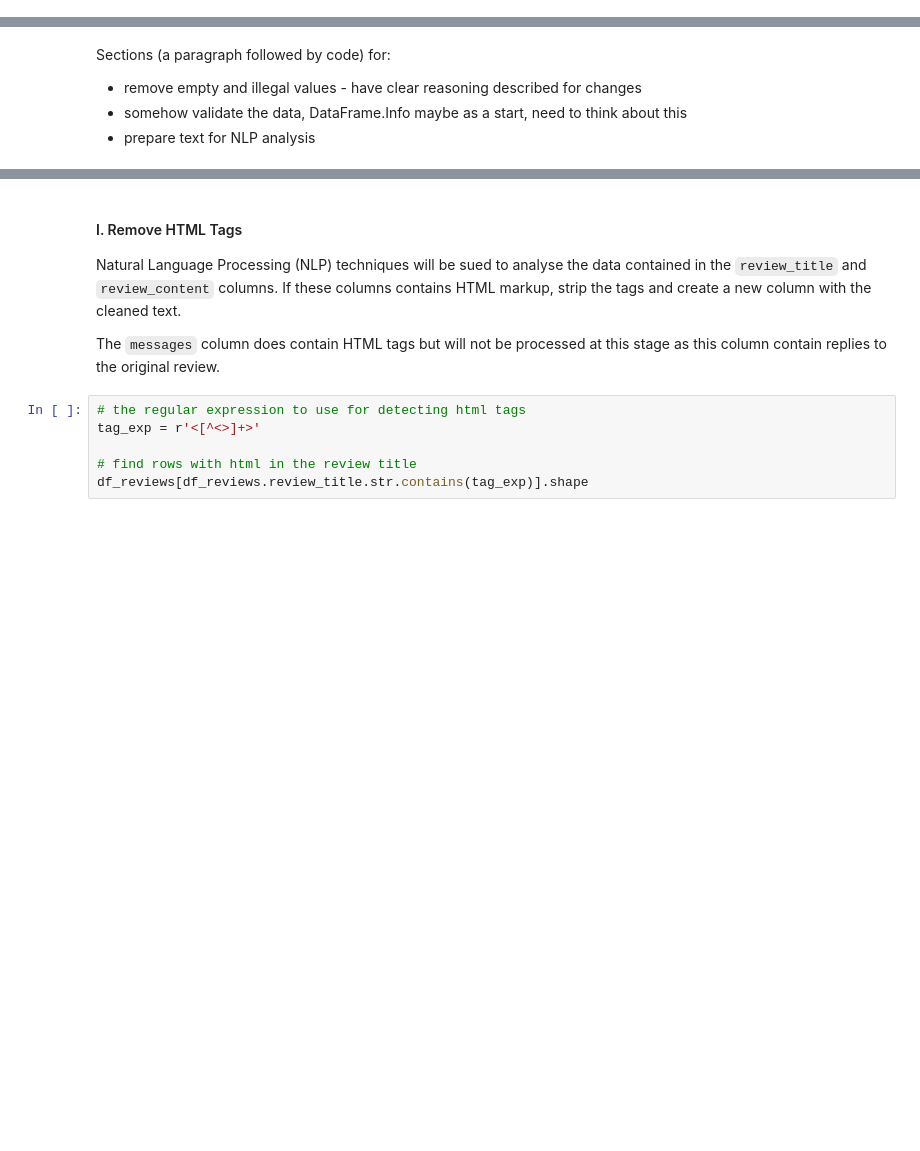
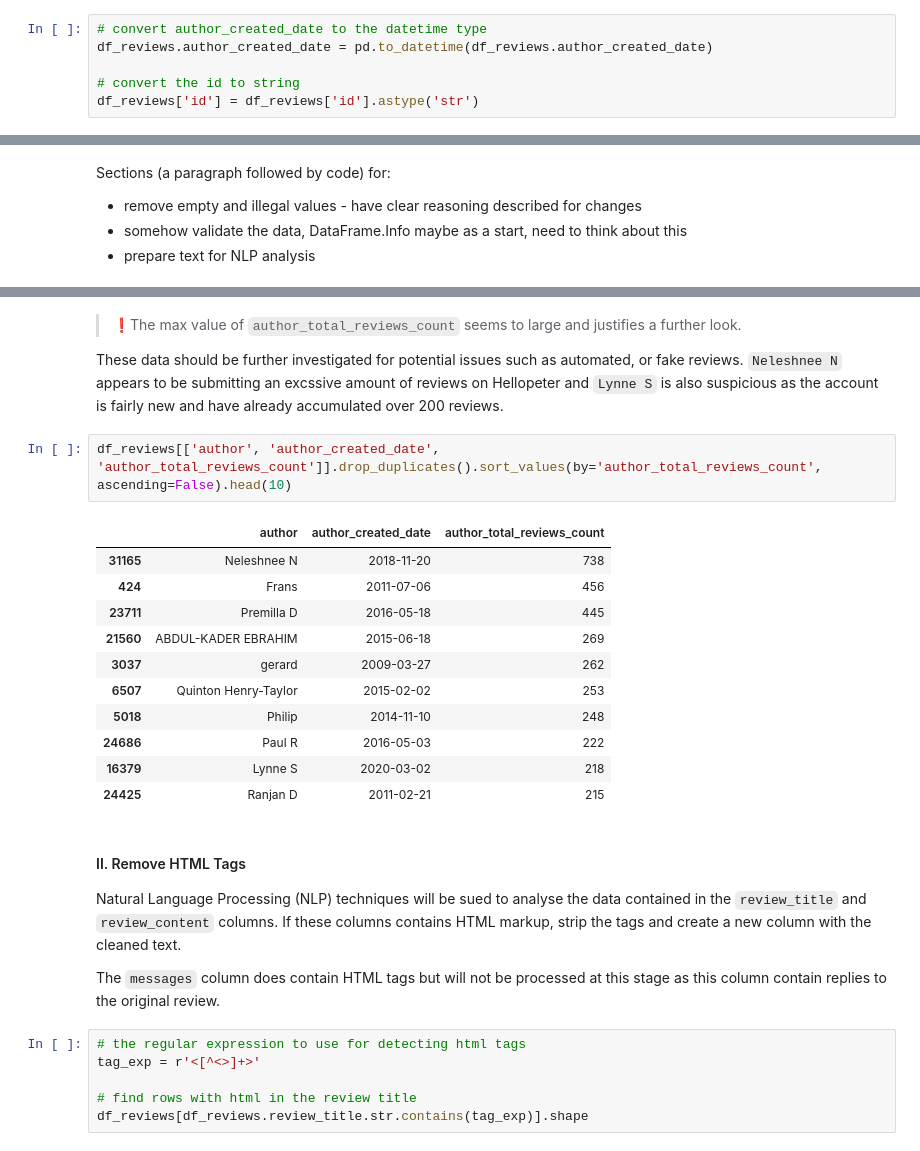
Before and after one commit to JohnnyFoulds/dsm020-2021-oct, a Jupyter notebook: coursework_01/cw.ipynb, the cells around one changed output, grey strips where cells are left out. Drawn from its saved outputs; the diff is of its cells as text; blank space fills up the shorter version.

```diff
--- a/coursework_01/cw.ipynb
+++ b/coursework_01/cw.ipynb
@@ -275,6 +275,12 @@ Data columns (total 28 columns):
  27  business                    35132 non-null  object
 dtypes: bool(2), datetime64[ns](1), float64(1), int64(4), object(20)
 memory usage: 7.0+ MB
+# %%
+# convert author_created_date to the datetime type
+df_reviews.author_created_date = pd.to_datetime(df_reviews.author_created_date)
+
+# convert the id to string
+df_reviews['id'] = df_reviews['id'].astype('str')
 # %%
 # get a sample of the data
 df_reviews.sample(n=5, random_state=118)
@@ -493,5 +537,23 @@ Sections (a paragraph followed by code) for:
+# %% [markdown]
+> ❗The max value of `author_total_reviews_count` seems to large and justifies a further look.
+
+These data should be further investigated for potential issues such as automated, or fake reviews. `Neleshnee N` appears to be submitting an excssive amount of reviews on Hellopeter and `Lynne S` is also suspicious as the account is fairly new and have already accumulated over 200 reviews.
+# %%
+df_reviews[['author', 'author_created_date', 'author_total_reviews_count']].drop_duplicates().sort_values(by='author_total_reviews_count', ascending=False).head(10)
+# %% [output]
+|  | author | author_created_date | author_total_reviews_count |
+| 31165 | Neleshnee N | 2018-11-20 | 738 |
+| 424 | Frans | 2011-07-06 | 456 |
+| 23711 | Premilla D | 2016-05-18 | 445 |
+| 21560 | ABDUL-KADER EBRAHIM | 2015-06-18 | 269 |
+| 3037 | gerard | 2009-03-27 | 262 |
+| 6507 | Quinton Henry-Taylor | 2015-02-02 | 253 |
+| 5018 | Philip | 2014-11-10 | 248 |
+| 24686 | Paul R | 2016-05-03 | 222 |
+| 16379 | Lynne S | 2020-03-02 | 218 |
+| 24425 | Ranjan D | 2011-02-21 | 215 |
 # %% [markdown]
-#### I. Remove HTML Tags
+#### II. Remove HTML Tags
 
 Natural Language Processing (NLP) techniques will be sued to analyse the data contained in the `review_title` and `review_content` columns. If these columns contains HTML markup, strip the tags and create a new column with the cleaned text.
 
```
Also changed, not shown: parts of 8 cells of this notebook.
